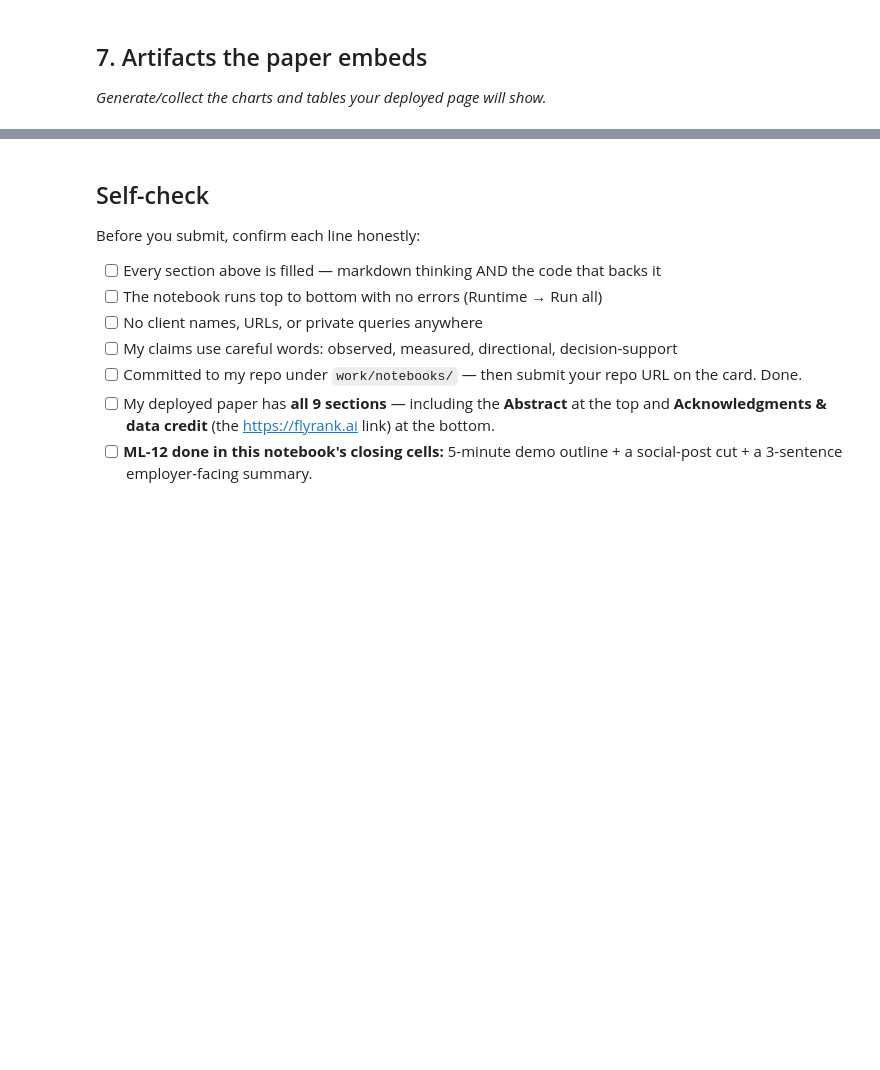
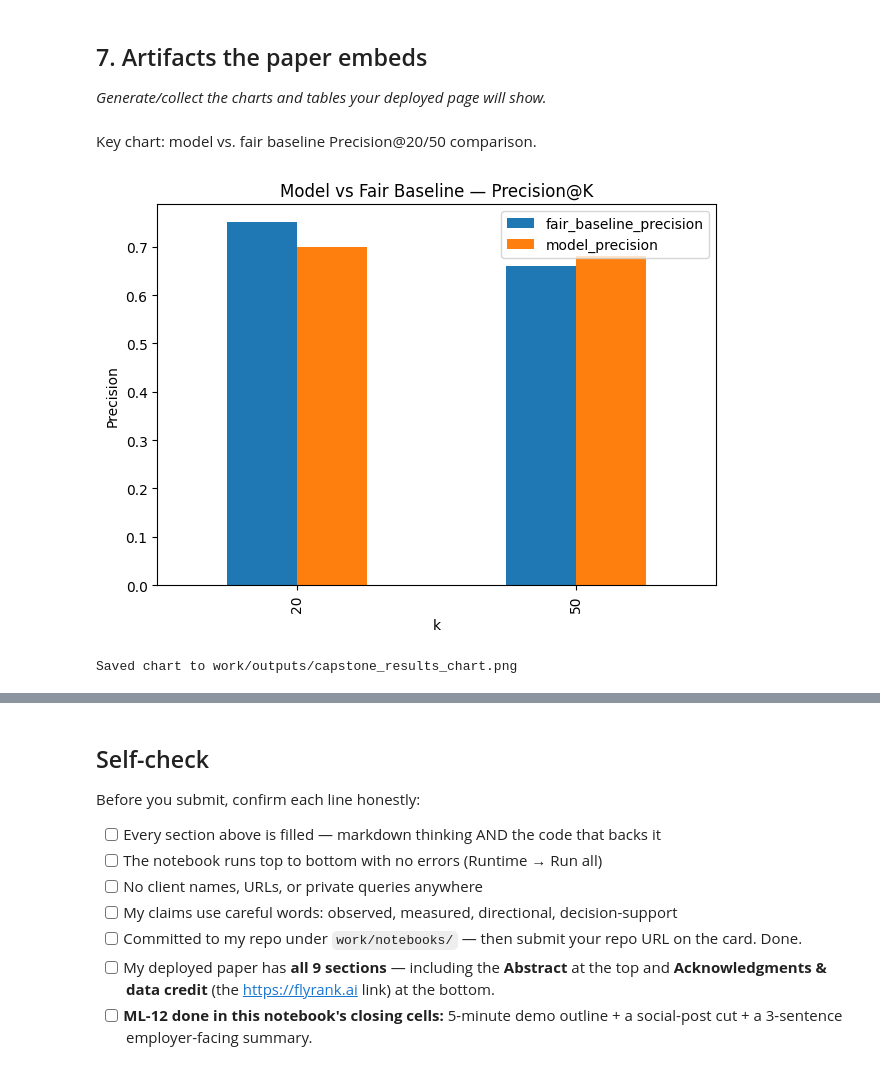
Before and after one commit to syedwaqasahmad/FlyRank-ML-Internship, a Jupyter notebook: work/notebooks/capstone.ipynb, the cells around one changed output, grey strips where cells are left out. Saved outputs shown, nothing was run; the diff lists cells and outputs as text; code cells hidden in the pictures; blank space fills up the shorter version.

```diff
--- a/work/notebooks/capstone.ipynb
+++ b/work/notebooks/capstone.ipynb
@@ -16,0 +34,5 @@ This skeleton is yours to fill. Work the sections **in order** — each one has
+# %%
+import pandas as pd
+df = pd.read_csv("data/raw/content_refresh_anonymized.csv")
+print(f"{len(df)} rows, {df['client_id'].nunique()} clients, {df.shape[1]} columns")
+print("Snapshot dataset — no date range, single point-in-time windows.")
@@ -24,0 +83,18 @@ This skeleton is yours to fill. Work the sections **in order** — each one has
+# %%
+def precision_at_k(scores, labels, k):
+    order = np.argsort(-np.asarray(scores))
+    return np.asarray(labels)[order[:k]].mean()
+
+model_scores = model.predict_proba(X.iloc[te_idx])[:, 1]
+test_df = df.iloc[te_idx]
+reason_stale_visible = ((test_df["days_since_last_update"] >= 180) & (test_df["impressions_90d"] >= 500)).astype(int)
+reason_position_decay = ((test_df["avg_position"] <= 10) & (test_df["content_age_days"] >= 180)).astype(int)
+fair_baseline_scores = 0.5*reason_stale_visible + 0.2*reason_position_decay
+
+results = pd.DataFrame([
+    {"k": k,
+     "fair_baseline_precision": precision_at_k(fair_baseline_scores.values, y.iloc[te_idx].values, k),
+     "model_precision": precision_at_k(model_scores, y.iloc[te_idx].values, k)}
+    for k in (20, 50)
+])
+print(results)
@@ -34,3 +153,17 @@ This skeleton is yours to fill. Work the sections **in order** — each one has
 ## 7. Artifacts the paper embeds
 
 *Generate/collect the charts and tables your deployed page will show.*
+# %% [markdown]
+Key chart: model vs. fair baseline Precision@20/50 comparison.
+# %%
+import matplotlib.pyplot as plt
+os.makedirs("work/outputs", exist_ok=True)
+results.set_index("k").plot(kind="bar", title="Model vs Fair Baseline — Precision@K")
+plt.ylabel("Precision")
+plt.tight_layout()
+plt.savefig("work/outputs/capstone_results_chart.png")
+plt.show()
+print("Saved chart to work/outputs/capstone_results_chart.png")
+# %% [output]
+[figure, added]
+Saved chart to work/outputs/capstone_results_chart.png
```
Also changed, not shown: parts of 13 cells of this notebook.
